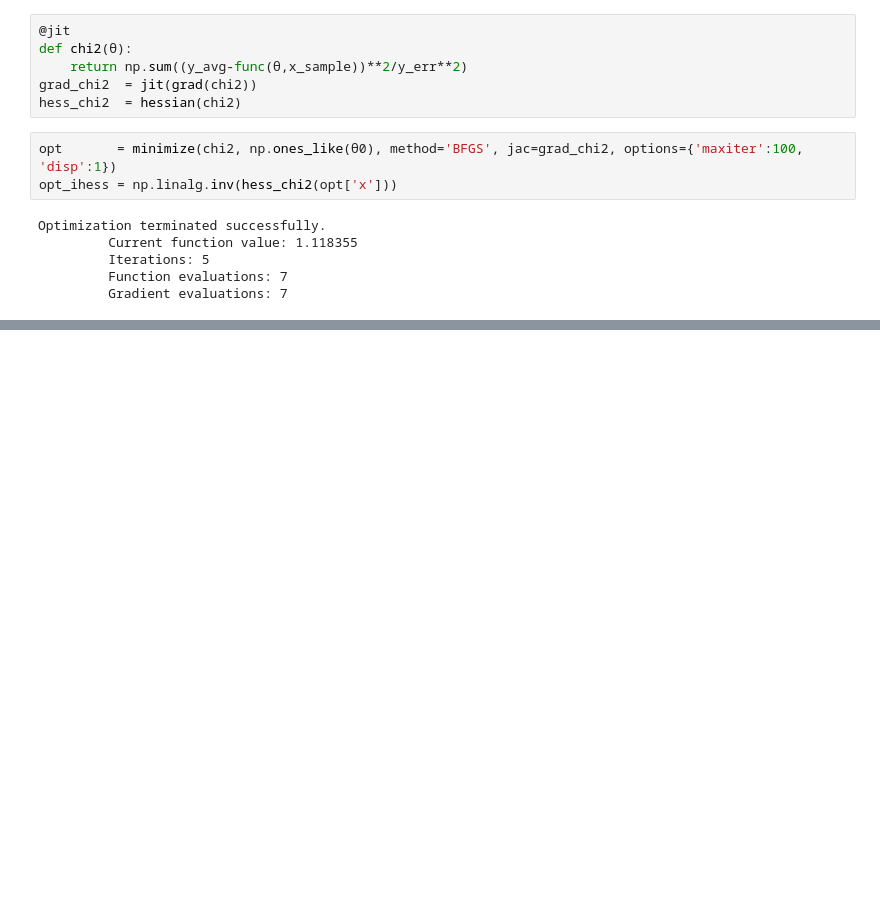
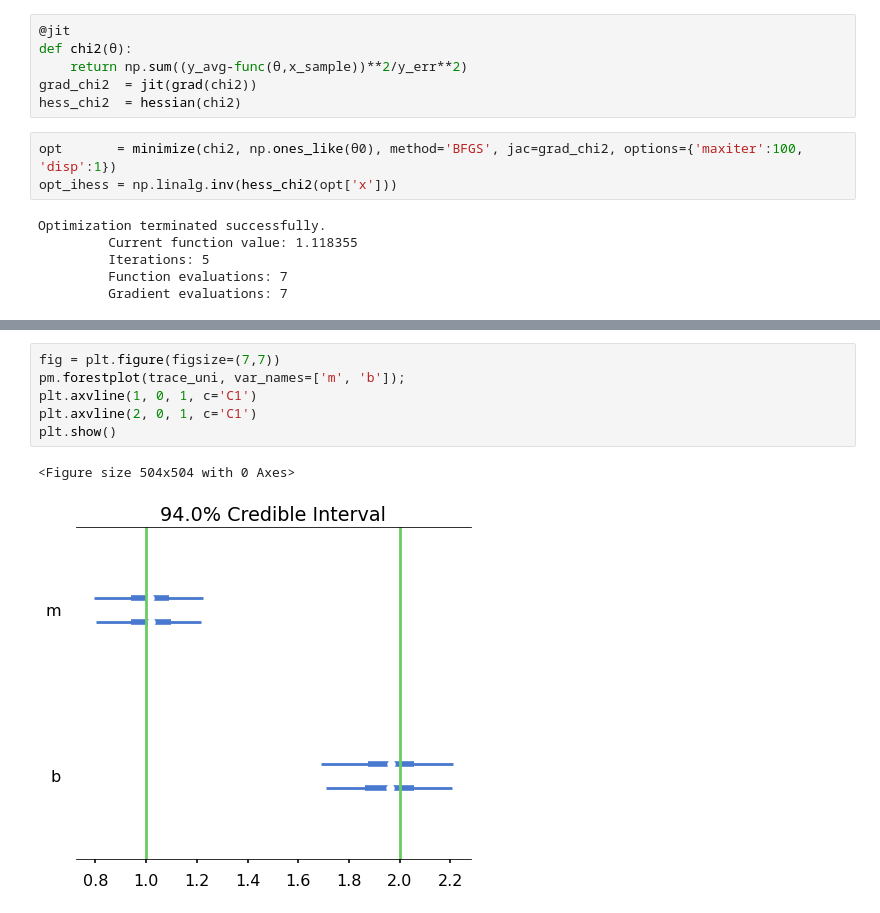
Before and after one commit to johnjmolina/MLKyoto, a Jupyter notebook: _notebooks/2020-05-13-Parameter-Estimation.ipynb, the cells around one changed output, grey strips where cells are left out. Saved outputs shown, nothing was run; the diff lists cells and outputs as text; blank space fills up the shorter version.

```diff
--- a/_notebooks/2020-05-13-Parameter-Estimation.ipynb
+++ b/_notebooks/2020-05-13-Parameter-Estimation.ipynb
@@ -265,0 +139,9 @@ for i in range(nparams):
+# %%
+fig = plt.figure(figsize=(7,7))
+pm.forestplot(trace_uni, var_names=['m', 'b']);
+plt.axvline(1, 0, 1, c='C1')
+plt.axvline(2, 0, 1, c='C1')
+plt.show()
+# %% [output]
+<Figure size 504x504 with 0 Axes>
+[figure, added]
```
Also changed, not shown: parts of 52 cells of this notebook.
